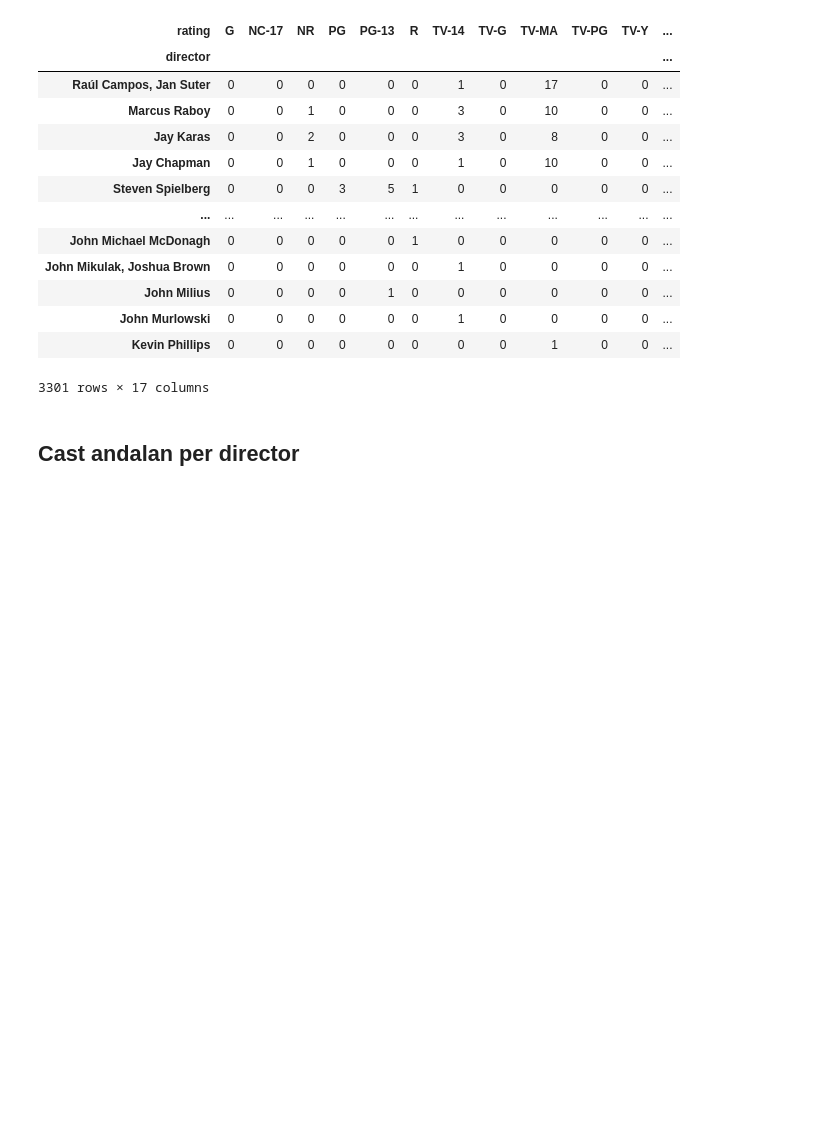
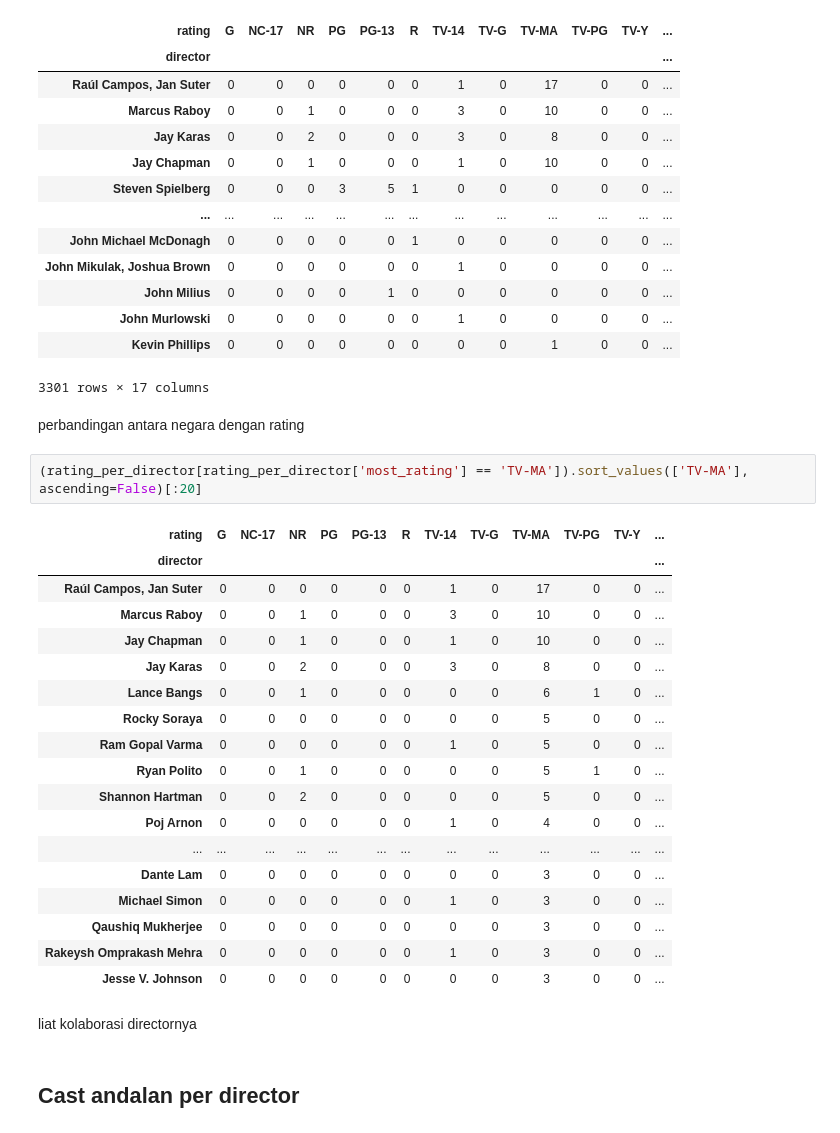
Before and after one commit to rindanh/Latihan-NDSC, a Jupyter notebook: netflix/rinda/Belajar_NDSC_Netflix_Danu_edited_by_Rinda.ipynb, the cells around one changed output. Drawn from its saved outputs; the diff is of its cells as text; blank space fills up the shorter version.

```diff
--- a/netflix/rinda/Belajar_NDSC_Netflix_Danu_edited_by_Rinda.ipynb
+++ b/netflix/rinda/Belajar_NDSC_Netflix_Danu_edited_by_Rinda.ipynb
@@ -585,6 +626,31 @@ rating_per_director.sort_values(['total'], ascending=False)
 | John Murlowski | 0 | 0 | 0 | 0 | 0 | 0 | 1 | 0 | 0 | 0 | 0 | ... |
 | Kevin Phillips | 0 | 0 | 0 | 0 | 0 | 0 | 0 | 0 | 1 | 0 | 0 | ... |
 3301 rows × 17 columns
+# %% [markdown]
+perbandingan antara negara dengan rating
+# %%
+(rating_per_director[rating_per_director['most_rating'] == 'TV-MA']).sort_values(['TV-MA'], ascending=False)[:20]
+# %% [output]
+| rating | G | NC-17 | NR | PG | PG-13 | R | TV-14 | TV-G | TV-MA | TV-PG | TV-Y | ... |
+| director |  |  |  |  |  |  |  |  |  |  |  | ... |
+| Raúl Campos, Jan Suter | 0 | 0 | 0 | 0 | 0 | 0 | 1 | 0 | 17 | 0 | 0 | ... |
+| Marcus Raboy | 0 | 0 | 1 | 0 | 0 | 0 | 3 | 0 | 10 | 0 | 0 | ... |
+| Jay Chapman | 0 | 0 | 1 | 0 | 0 | 0 | 1 | 0 | 10 | 0 | 0 | ... |
+| Jay Karas | 0 | 0 | 2 | 0 | 0 | 0 | 3 | 0 | 8 | 0 | 0 | ... |
+| Lance Bangs | 0 | 0 | 1 | 0 | 0 | 0 | 0 | 0 | 6 | 1 | 0 | ... |
+| Rocky Soraya | 0 | 0 | 0 | 0 | 0 | 0 | 0 | 0 | 5 | 0 | 0 | ... |
+| Ram Gopal Varma | 0 | 0 | 0 | 0 | 0 | 0 | 1 | 0 | 5 | 0 | 0 | ... |
+| Ryan Polito | 0 | 0 | 1 | 0 | 0 | 0 | 0 | 0 | 5 | 1 | 0 | ... |
+| Shannon Hartman | 0 | 0 | 2 | 0 | 0 | 0 | 0 | 0 | 5 | 0 | 0 | ... |
+| Poj Arnon | 0 | 0 | 0 | 0 | 0 | 0 | 1 | 0 | 4 | 0 | 0 | ... |
+| ... | ... | ... | ... | ... | ... | ... | ... | ... | ... | ... | ... | ... |
+| Dante Lam | 0 | 0 | 0 | 0 | 0 | 0 | 0 | 0 | 3 | 0 | 0 | ... |
+| Michael Simon | 0 | 0 | 0 | 0 | 0 | 0 | 1 | 0 | 3 | 0 | 0 | ... |
+| Qaushiq Mukherjee | 0 | 0 | 0 | 0 | 0 | 0 | 0 | 0 | 3 | 0 | 0 | ... |
+| Rakeysh Omprakash Mehra | 0 | 0 | 0 | 0 | 0 | 0 | 1 | 0 | 3 | 0 | 0 | ... |
+| Jesse V. Johnson | 0 | 0 | 0 | 0 | 0 | 0 | 0 | 0 | 3 | 0 | 0 | ... |
+# %% [markdown]
+liat kolaborasi directornya
 # %% [markdown]
 ## Cast andalan per director
 # %%
```
Also changed, not shown: parts of 10 cells of this notebook.
